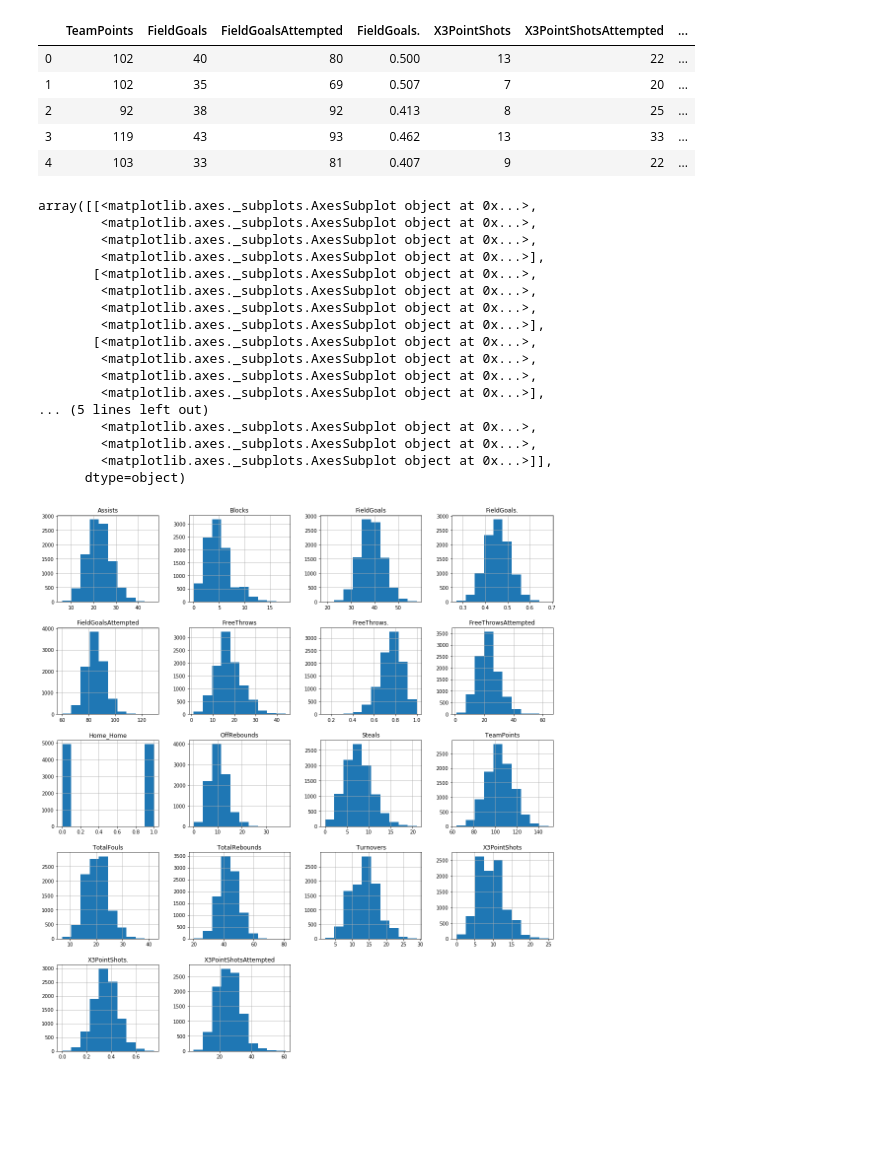
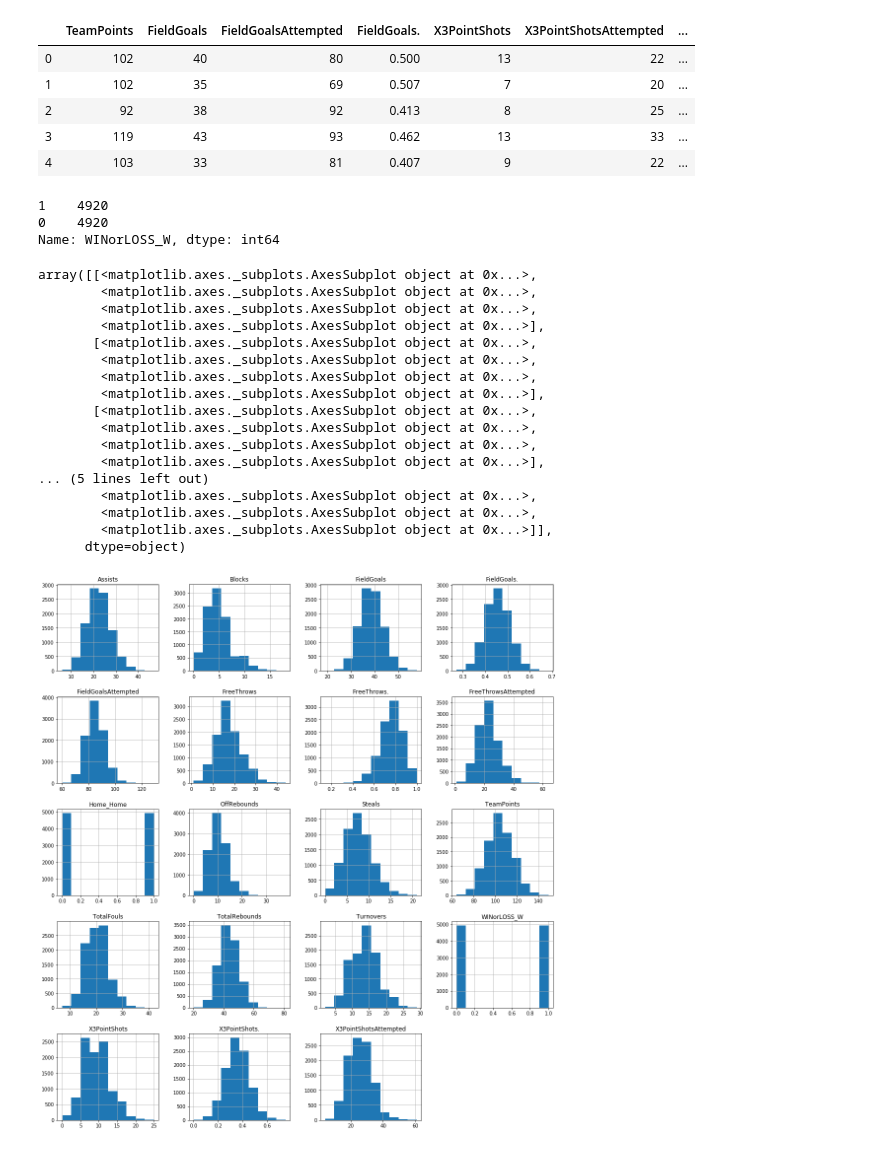
Before and after one commit to JackBurton11/NBAClassification, a Jupyter notebook: Project4.ipynb, the cells around one changed output. Drawn from its saved outputs; the diff is of its cells as text; code cells hidden in the pictures; blank space fills up the shorter version.

```diff
--- a/Project4.ipynb
+++ b/Project4.ipynb
@@ -195,26 +202,32 @@ imdf.head()
 | 2 | 92 | 38 | 92 | 0.413 | 8 | 25 | ... |
 | 3 | 119 | 43 | 93 | 0.462 | 13 | 33 | ... |
 | 4 | 103 | 33 | 81 | 0.407 | 9 | 22 | ... |
+# %%
+imdf.WINorLOSS_W.value_counts()
+# %% [output]
+1    4920
+0    4920
+Name: WINorLOSS_W, dtype: int64
 # %%
 #checking distributions of all remaining features
-feat = imdf.iloc[:, 0:18]
+feat = imdf.iloc[:, 0:19]
 feat.hist(figsize=(18, 20))
 # %% [output]
 array([[<matplotlib.axes._subplots.AxesSubplot object at 0x...>,
         <matplotlib.axes._subplots.AxesSubplot object at 0x...>,
         <matplotlib.axes._subplots.AxesSubplot object at 0x...>,
         <matplotlib.axes._subplots.AxesSubplot object at 0x...>],
        [<matplotlib.axes._subplots.AxesSubplot object at 0x...>,
         <matplotlib.axes._subplots.AxesSubplot object at 0x...>,
         <matplotlib.axes._subplots.AxesSubplot object at 0x...>,
         <matplotlib.axes._subplots.AxesSubplot object at 0x...>],
        [<matplotlib.axes._subplots.AxesSubplot object at 0x...>,
         <matplotlib.axes._subplots.AxesSubplot object at 0x...>,
         <matplotlib.axes._subplots.AxesSubplot object at 0x...>,
         <matplotlib.axes._subplots.AxesSubplot object at 0x...>],
 ... (5 lines left out)
         <matplotlib.axes._subplots.AxesSubplot object at 0x...>,
         <matplotlib.axes._subplots.AxesSubplot object at 0x...>,
         <matplotlib.axes._subplots.AxesSubplot object at 0x...>]],
       dtype=object)
-[figure, old version]
+[figure, new version]
```
Also changed, not shown: parts of 94 cells of this notebook, 1 other file.
